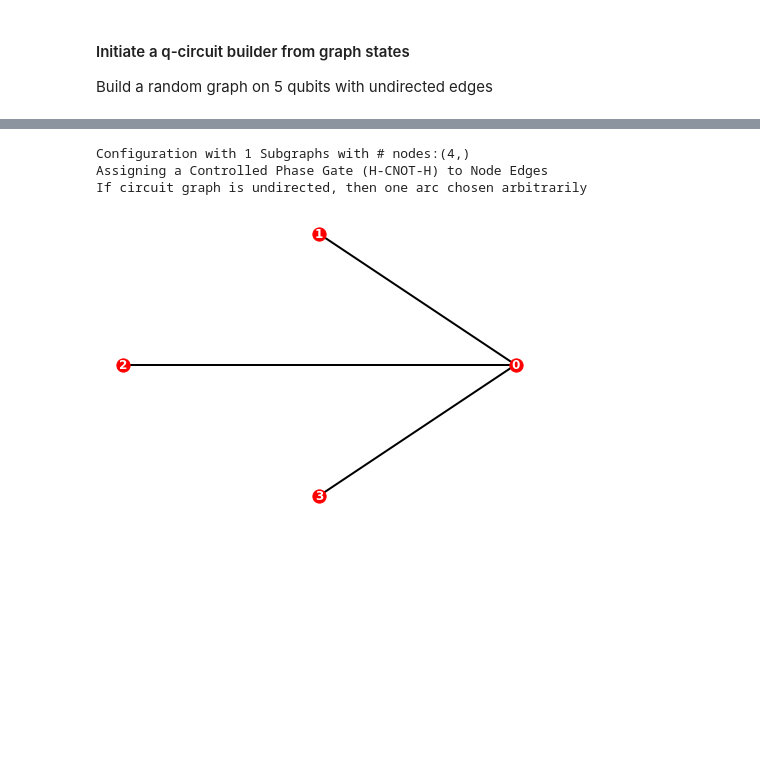
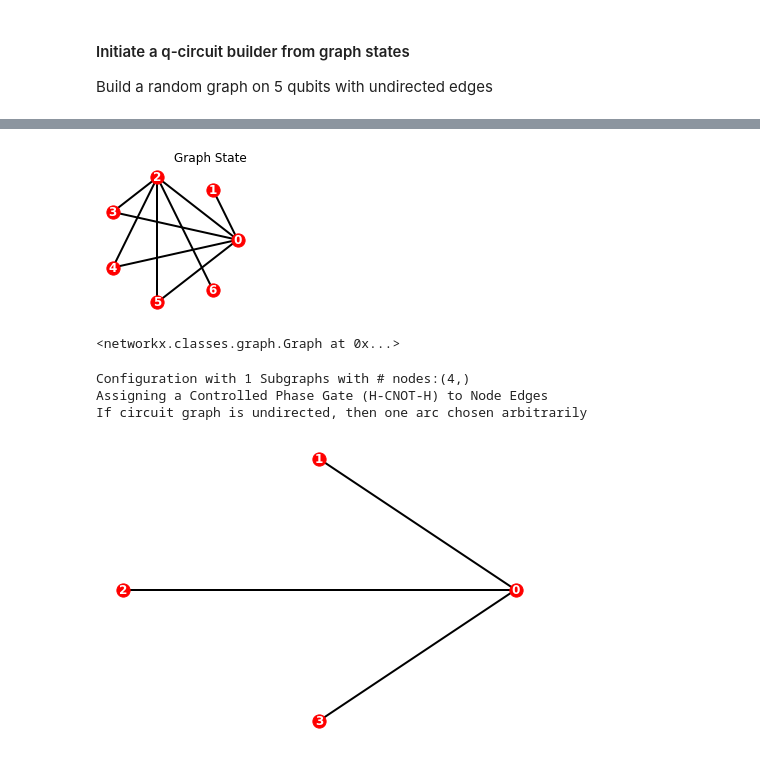
Before and after one commit to nlaanait/qcdenoise, a Jupyter notebook: examples/graph_circuits.ipynb, the cells around one changed output, grey strips where cells are left out. Cells and saved outputs as stored; diff of their text form; code cells hidden in the pictures; blank space fills up the shorter version.

```diff
--- a/examples/graph_circuits.ipynb
+++ b/examples/graph_circuits.ipynb
@@ -42,3 +48,8 @@ graph_db['3']
 #### Initiate a q-circuit builder from graph states
 
 Build a random graph on 5 qubits with undirected edges
+# %%
+graph_state = qcd.GraphState(graph_db=graph_db, n_qubits=7)
+# %%
+graph_state.sample(graph_plot=True)
+# %% [output]
@@ -45,3 +58,5 @@ Build a random graph on 5 qubits with undirected edges
+[figure, added]
+<networkx.classes.graph.Graph at 0x...>
 # %%
 n_qubits=4
 circ_builder1 = qcd.GraphCircuit(n_qubits=n_qubits,gate_type="Controlled_Phase",
```
Also changed, not shown: parts of 6 cells of this notebook, 7 other files.
